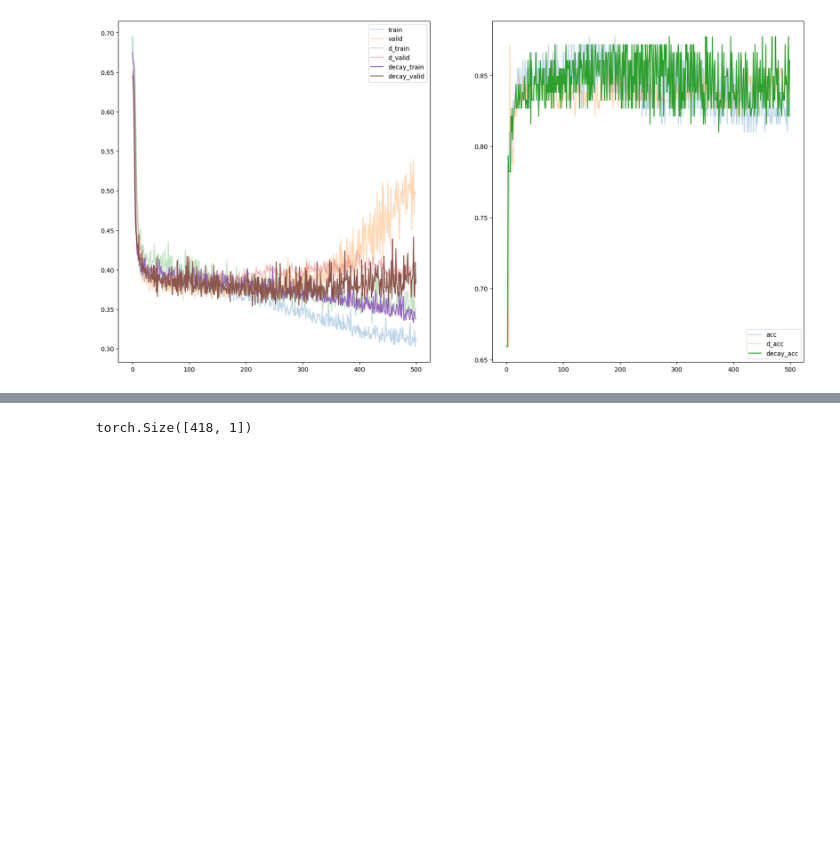
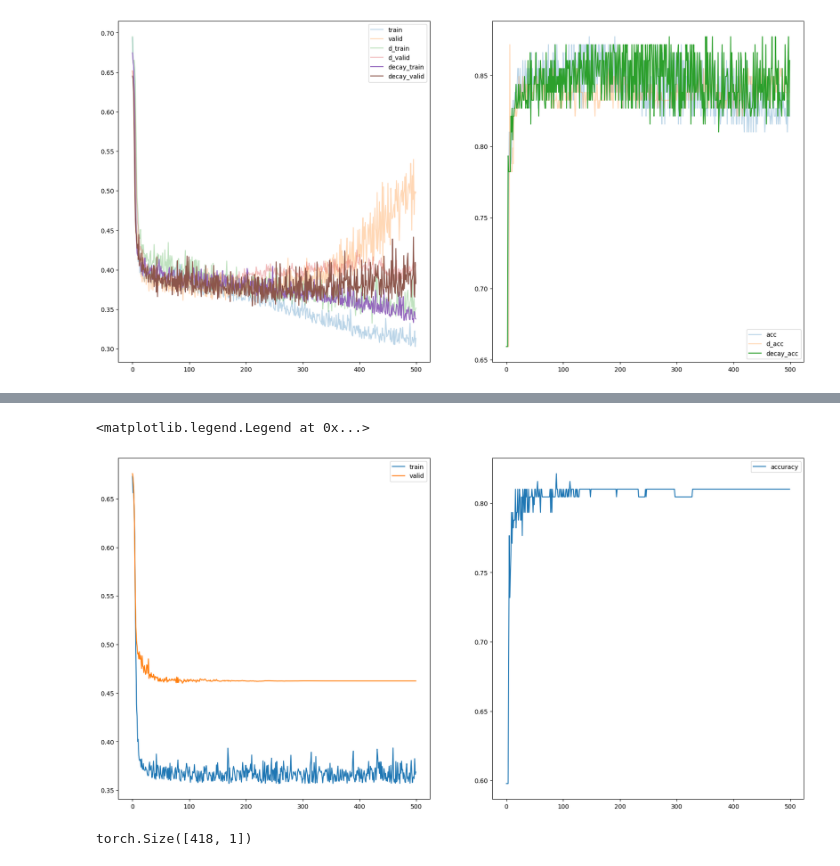
Before and after one commit to yunjihyung/titanic, a Jupyter notebook: DNN_modeling/Dnn.ipynb, the cells around one changed output, grey strips where cells are left out. Cells and saved outputs as stored; diff of their text form; code cells hidden in the pictures; blank space fills up the shorter version.

Commit message:
scheduler apply

```diff
--- a/DNN_modeling/Dnn.ipynb
+++ b/DNN_modeling/Dnn.ipynb
@@ -329,0 +332,20 @@ input = torch.tensor(scaler.transform(test_df), dtype=torch.float32)
+# %%
+from torch.optim.lr_scheduler import StepLR
+model = NN()
+loss_fn = nn.BCELoss()
+d_optimizer = torch.optim.Adam(model.parameters(),lr = 0.001, weight_decay=0.0001)
+scheduler = StepLR(d_optimizer, step_size= 30, gamma=0.5)
+decay_train_hist = []
+decay_valid_hist = []
+decay_acc = []
+# %%
+epochs = 500
+for epoch in range(epochs):
+    print(f"Epoch {epoch+1}\n-------------------------------")
+    train_loss = train_loof(model,loss_fn,d_optimizer,train_dataloader)
+    decay_train_hist.append(train_loss)
+    valid_loss, accuracy = valid_loof(model,loss_fn,valid_dataloader)
+    print(f'valid Loss : {valid_loss:.4f},Accuracy L {accuracy:.4f}')
+    decay_valid_hist.append(valid_loss)
+    decay_acc.append(accuracy)
+    scheduler.step()
@@ -330,3 +386,14 @@ input = torch.tensor(scaler.transform(test_df), dtype=torch.float32)
+# %%
+import matplotlib.pyplot as plt
+f,a = plt.subplots(1,2,figsize = (20,10))
+a[0].plot(decay_train_hist,label='train')
+a[0].plot(decay_valid_hist,label='valid')
+a[0].legend()
+a[1].plot(decay_acc,label='accuracy')
+a[1].legend()
+# %% [output]
+<matplotlib.legend.Legend at 0x...>
+[figure, added]
 # %%
 model.eval()
 with torch.no_grad():
```
Also changed, not shown: parts of 2 cells of this notebook.
